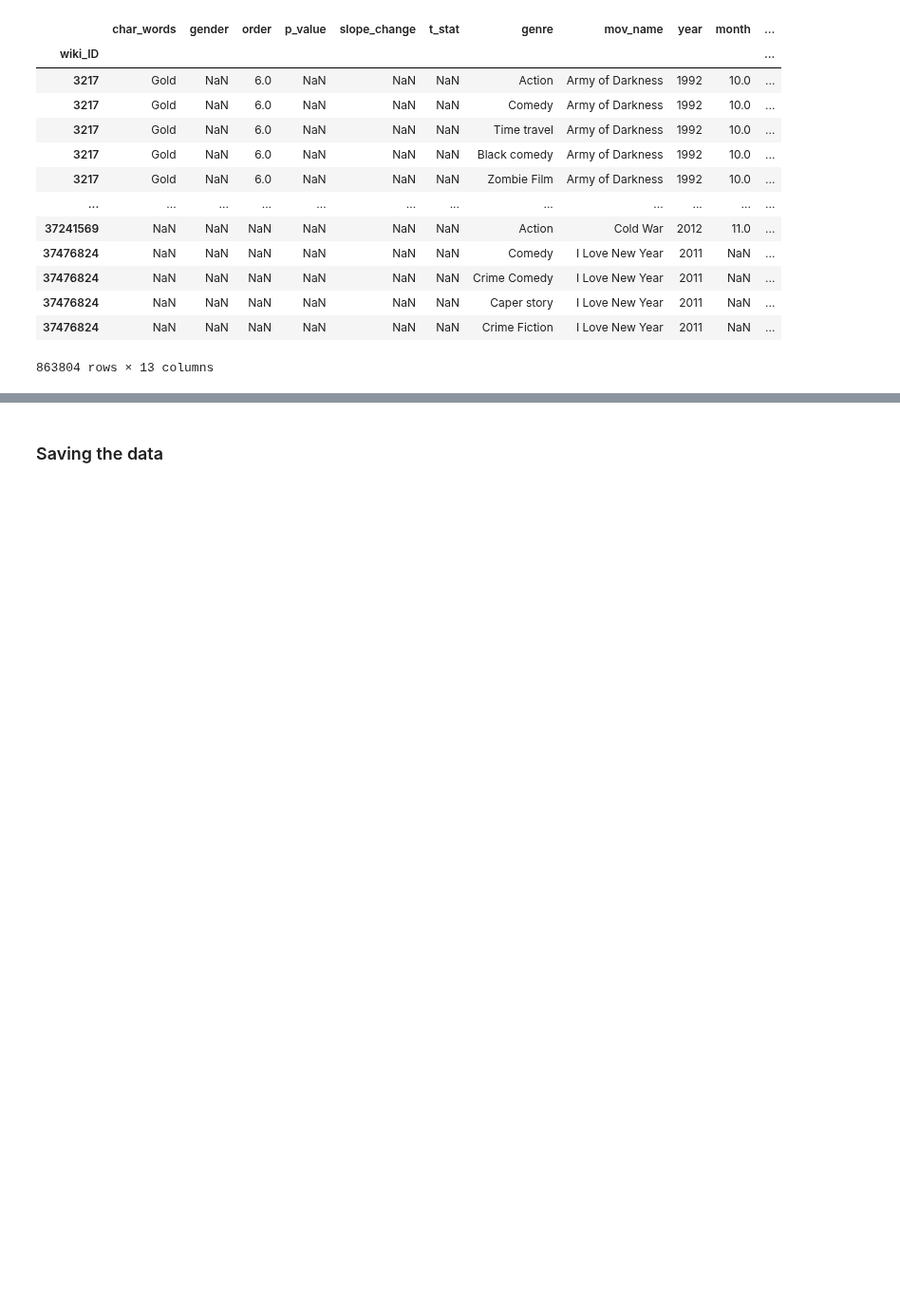
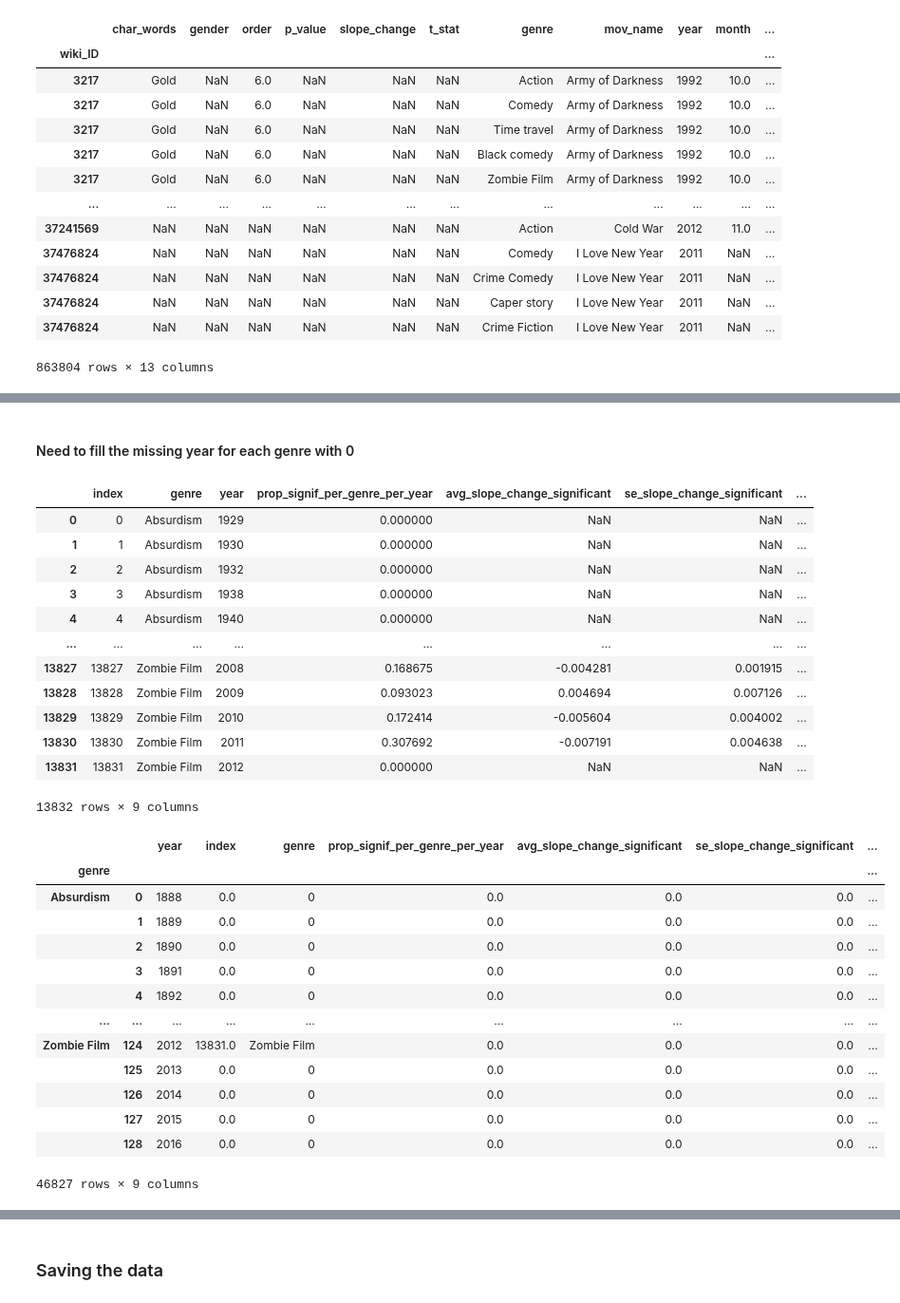
Before and after one commit to epfl-ada/ada-2023-project-abadakor, a Jupyter notebook: parallel_questions.ipynb, the cells around one changed output, grey strips where cells are left out. Shown at 95% size. Drawn from its saved outputs; the diff is of its cells as text; code cells hidden in the pictures; blank space fills up the shorter version.

```diff
--- a/parallel_questions.ipynb
+++ b/parallel_questions.ipynb
@@ -544 +514,45 @@ name_by_genre_per_year_prop_df.head(30)
+# %% [markdown]
+#### Need to fill the missing year for each genre with 0
+# %%
+# Define a function to fill gaps and add corresponding values
+all_years_df = pd.DataFrame({'year': range(movie_df['year'].min(), movie_df['year'].max() + 1)}).reset_index(drop=True)
+all_years_df = all_years_df.set_index('year', drop=True)
+#display(all_years_df)
+def fill_gaps(group):
+    filled_group = pd.merge(all_years_df, group, on='year', how='left').fillna(0)
+    return filled_group
+
+name_by_genre_per_year_prop_df.reset_index(inplace=True)
+display(name_by_genre_per_year_prop_df)
+
+name_by_genre_per_year_prop_filled_df = name_by_genre_per_year_prop_df.groupby('genre').apply(fill_gaps)
+display(name_by_genre_per_year_prop_filled_df)
+# %% [output]
+|  | index | genre | year | prop_signif_per_genre_per_year | avg_slope_change_significant | se_slope_change_significant | ... |
+| 0 | 0 | Absurdism | 1929 | 0.000000 | NaN | NaN | ... |
+| 1 | 1 | Absurdism | 1930 | 0.000000 | NaN | NaN | ... |
+| 2 | 2 | Absurdism | 1932 | 0.000000 | NaN | NaN | ... |
+| 3 | 3 | Absurdism | 1938 | 0.000000 | NaN | NaN | ... |
+| 4 | 4 | Absurdism | 1940 | 0.000000 | NaN | NaN | ... |
+| ... | ... | ... | ... | ... | ... | ... | ... |
+| 13827 | 13827 | Zombie Film | 2008 | 0.168675 | -0.004281 | 0.001915 | ... |
+| 13828 | 13828 | Zombie Film | 2009 | 0.093023 | 0.004694 | 0.007126 | ... |
+| 13829 | 13829 | Zombie Film | 2010 | 0.172414 | -0.005604 | 0.004002 | ... |
+| 13830 | 13830 | Zombie Film | 2011 | 0.307692 | -0.007191 | 0.004638 | ... |
+| 13831 | 13831 | Zombie Film | 2012 | 0.000000 | NaN | NaN | ... |
+13832 rows × 9 columns
+|  |  | year | index | genre | prop_signif_per_genre_per_year | avg_slope_change_significant | se_slope_change_significant | ... |
+| genre |  |  |  |  |  |  |  | ... |
+| Absurdism | 0 | 1888 | 0.0 | 0 | 0.0 | 0.0 | 0.0 | ... |
+|  | 1 | 1889 | 0.0 | 0 | 0.0 | 0.0 | 0.0 | ... |
+|  | 2 | 1890 | 0.0 | 0 | 0.0 | 0.0 | 0.0 | ... |
+|  | 3 | 1891 | 0.0 | 0 | 0.0 | 0.0 | 0.0 | ... |
+|  | 4 | 1892 | 0.0 | 0 | 0.0 | 0.0 | 0.0 | ... |
+| ... | ... | ... | ... | ... | ... | ... | ... | ... |
+| Zombie Film | 124 | 2012 | 13831.0 | Zombie Film | 0.0 | 0.0 | 0.0 | ... |
+|  | 125 | 2013 | 0.0 | 0 | 0.0 | 0.0 | 0.0 | ... |
+|  | 126 | 2014 | 0.0 | 0 | 0.0 | 0.0 | 0.0 | ... |
+|  | 127 | 2015 | 0.0 | 0 | 0.0 | 0.0 | 0.0 | ... |
+|  | 128 | 2016 | 0.0 | 0 | 0.0 | 0.0 | 0.0 | ... |
+46827 rows × 9 columns
 # %%
```
Also changed, not shown: parts of 6 cells of this notebook, 3 other files.
